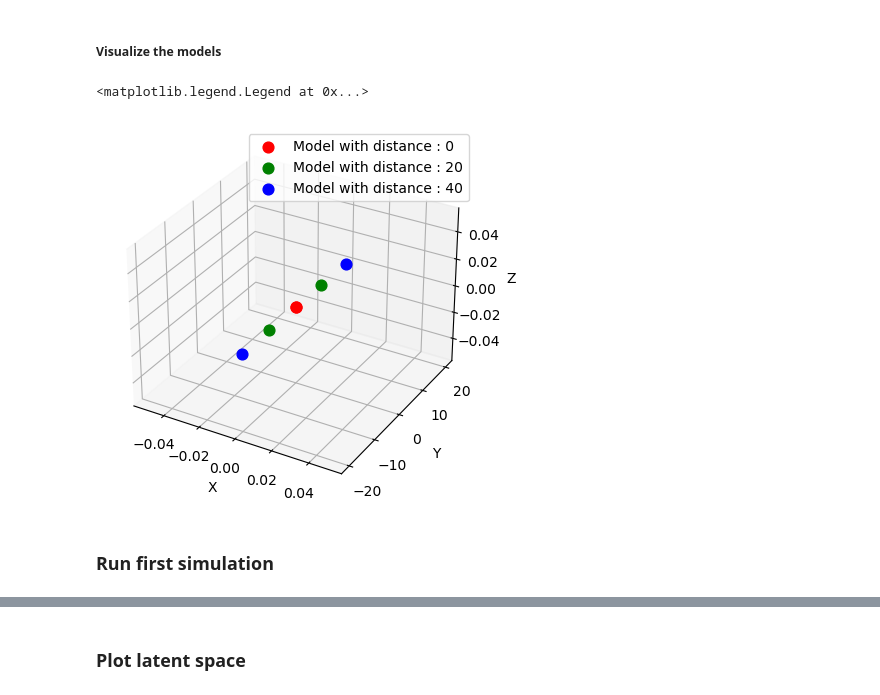
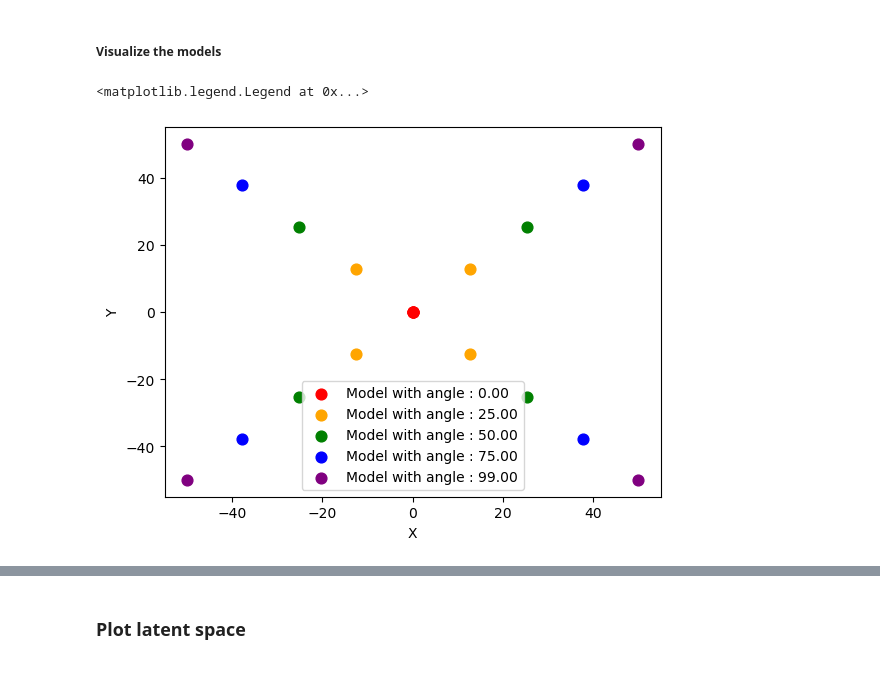
Before and after one commit to flatironinstitute/cryoSBI, a Jupyter notebook: tutorials/tutorial.ipynb, the cells around one changed output, grey strips where cells are left out. Cells and saved outputs as stored; diff of their text form; code cells hidden in the pictures.

Commit message:
added first draft of the tutorial

```diff
--- a/tutorials/tutorial.ipynb
+++ b/tutorials/tutorial.ipynb
@@ -31,18 +24,29 @@ torch.save(models, "models.pt") # saving models
+# %%
+side_lengths = torch.linspace(0, 50, 100)
+
+models = []
+for side_length in side_lengths:
+    model = [
+        [side_length, -side_length,  side_length,  -side_length],
+        [side_length, side_length, -side_length, -side_length],
+        [0.0, 0.0, 0.0, 0.0]
+    ]
+    models.append(model)
+models = torch.tensor(models)
 # %% [markdown]
 ##### Visualize the models
 # %%
 fig = plt.figure()
-ax = fig.add_subplot(projection='3d')
-for i, c in zip([0, 50, 99], ['r', 'g', 'b']):
-    ax.scatter(models[i, 0, 0], models[i, 1, 0], models[i, 2, 0], s=60, color=c, label=f"Model with distance : {distance_centers[i]:.0f}")
-    ax.scatter(models[i, 0, 1], models[i, 1, 1], models[i, 2, 1], s=60, color=c)
+ax = fig.add_subplot()
+for i, c in zip([0, 25, 50, 75, 99], ['red', 'orange', 'green', 'blue', 'purple']):
+    ax.scatter(models[i, 0, 0], models[i, 1, 0], s=60, color=c, label=f"Model with angle : {i:.2f}")
+    ax.scatter(models[i, 0, 1], models[i, 1, 1], s=60, color=c)
+    ax.scatter(models[i, 0, 2], models[i, 1, 2], s=60, color=c)
+    ax.scatter(models[i, 0, 3], models[i, 1, 3], s=60, color=c)
 
 ax.set_xlabel('X')
 ax.set_ylabel('Y')
-ax.set_zlabel('Z')
 plt.legend()
 # %% [output]
 <matplotlib.legend.Legend at 0x...>
-[figure, old version]
+[figure, new version]
-# %% [markdown]
-### Run first simulation
```
Also changed, not shown: parts of 24 cells of this notebook, 2 other files.
